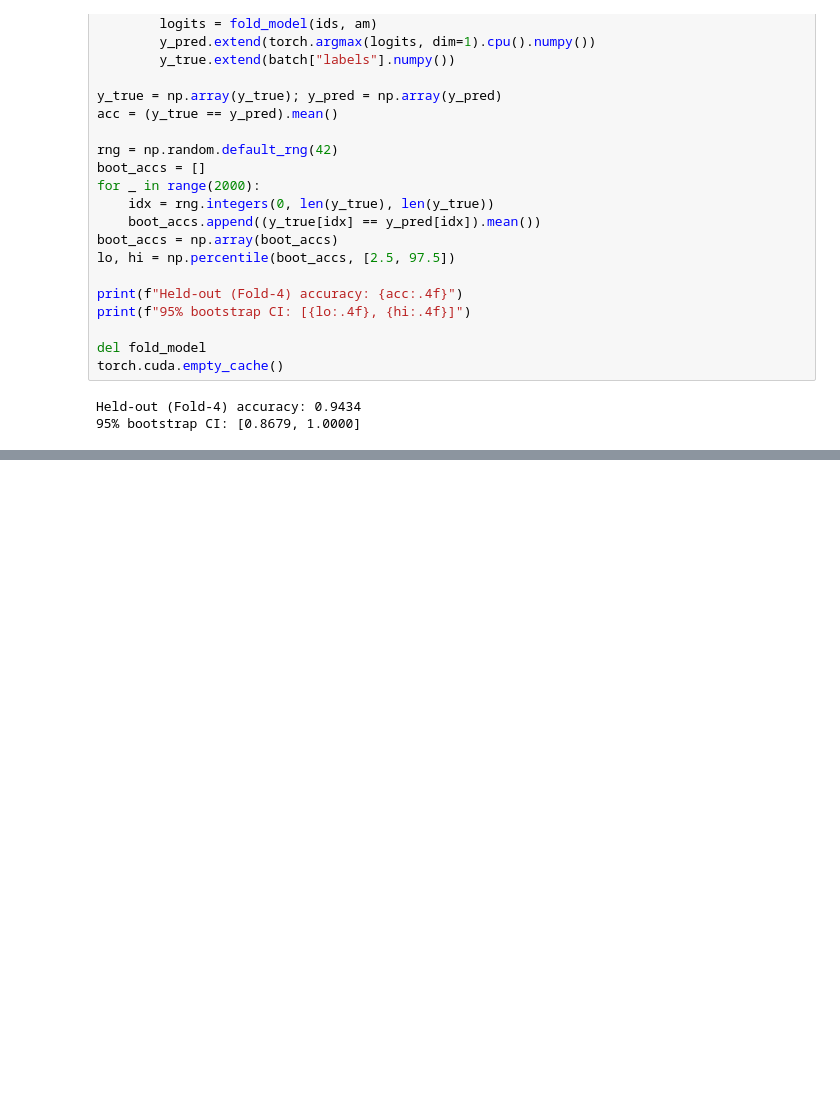
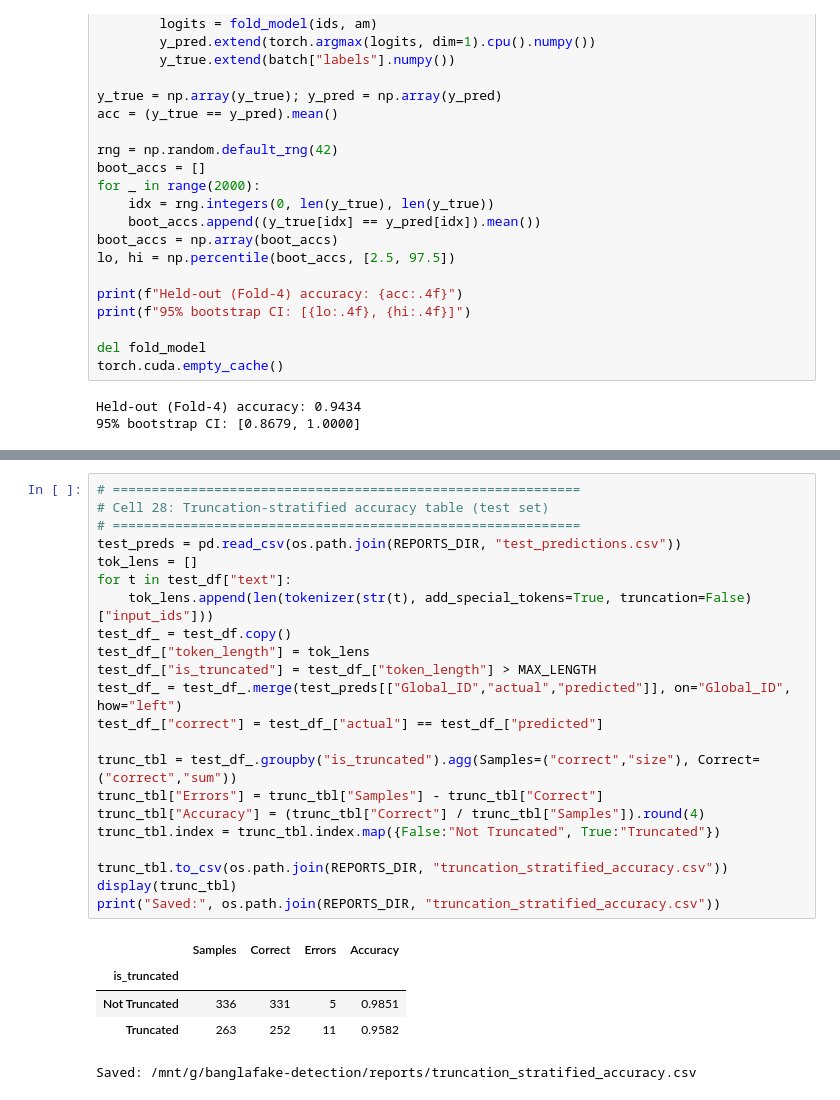
Before and after one commit to jaimulhaque/banglafake-detection, a Jupyter notebook: notebooks/05_ablation_interpretability.ipynb, the cells around one changed output, grey strips where cells are left out. Cells and saved outputs as stored; diff of their text form; blank space fills up the shorter version.

```diff
--- a/notebooks/05_ablation_interpretability.ipynb
+++ b/notebooks/05_ablation_interpretability.ipynb
@@ -1498,0 +1527,28 @@ Held-out (Fold-4) accuracy: 0.9434
+# %%
+# ============================================================
+# Cell 28: Truncation-stratified accuracy table (test set)
+# ============================================================
+test_preds = pd.read_csv(os.path.join(REPORTS_DIR, "test_predictions.csv"))
+tok_lens = []
+for t in test_df["text"]:
+    tok_lens.append(len(tokenizer(str(t), add_special_tokens=True, truncation=False)["input_ids"]))
+test_df_ = test_df.copy()
+test_df_["token_length"] = tok_lens
+test_df_["is_truncated"] = test_df_["token_length"] > MAX_LENGTH
+test_df_ = test_df_.merge(test_preds[["Global_ID","actual","predicted"]], on="Global_ID", how="left")
+test_df_["correct"] = test_df_["actual"] == test_df_["predicted"]
+
+trunc_tbl = test_df_.groupby("is_truncated").agg(Samples=("correct","size"), Correct=("correct","sum"))
+trunc_tbl["Errors"] = trunc_tbl["Samples"] - trunc_tbl["Correct"]
+trunc_tbl["Accuracy"] = (trunc_tbl["Correct"] / trunc_tbl["Samples"]).round(4)
+trunc_tbl.index = trunc_tbl.index.map({False:"Not Truncated", True:"Truncated"})
+
+trunc_tbl.to_csv(os.path.join(REPORTS_DIR, "truncation_stratified_accuracy.csv"))
+display(trunc_tbl)
+print("Saved:", os.path.join(REPORTS_DIR, "truncation_stratified_accuracy.csv"))
+# %% [output]
+|  | Samples | Correct | Errors | Accuracy |
+| is_truncated |  |  |  |  |
+| Not Truncated | 336 | 331 | 5 | 0.9851 |
+| Truncated | 263 | 252 | 11 | 0.9582 |
+Saved: /mnt/g/banglafake-detection/reports/truncation_stratified_accuracy.csv
```
Also changed, not shown: parts of 2 cells of this notebook, 3 other files.
